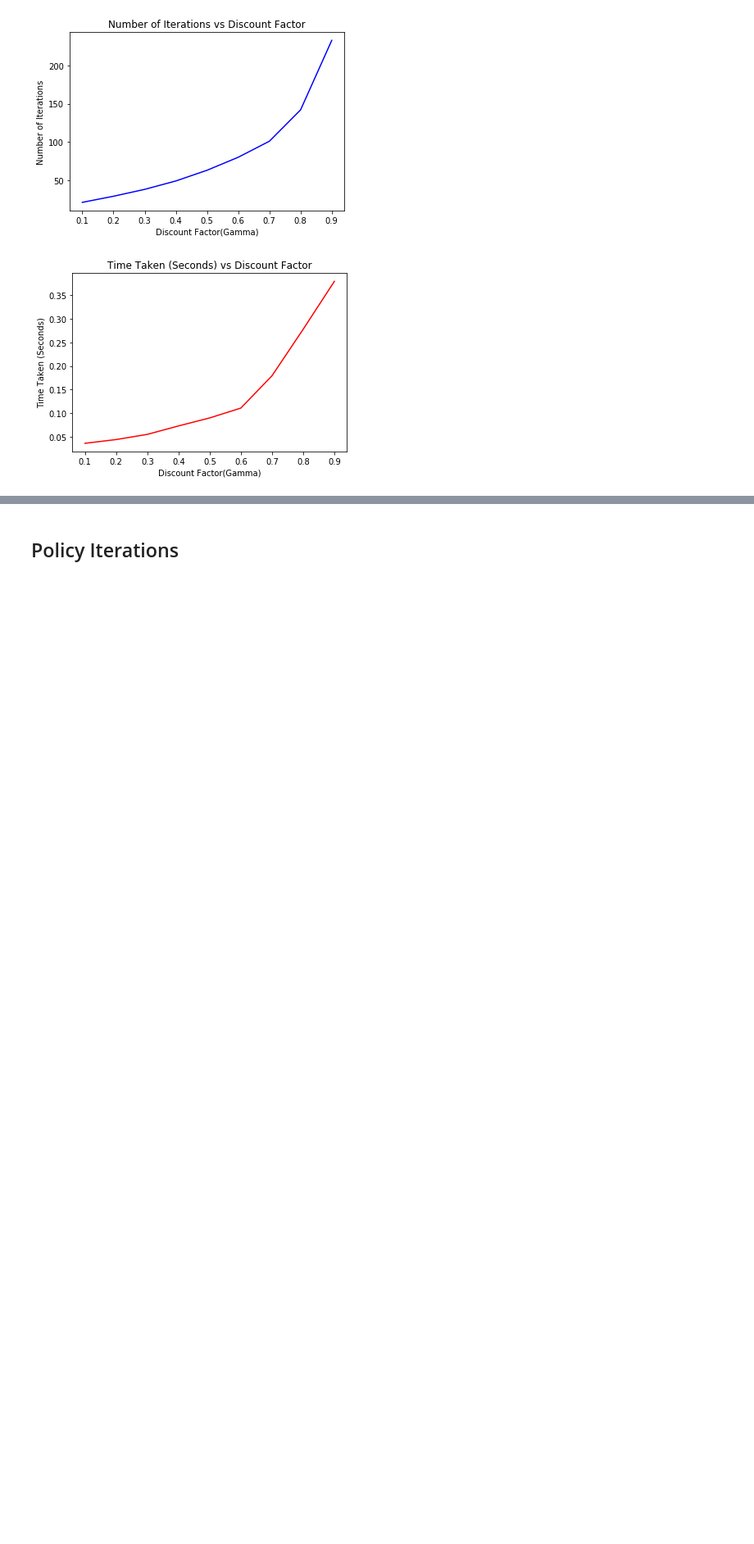
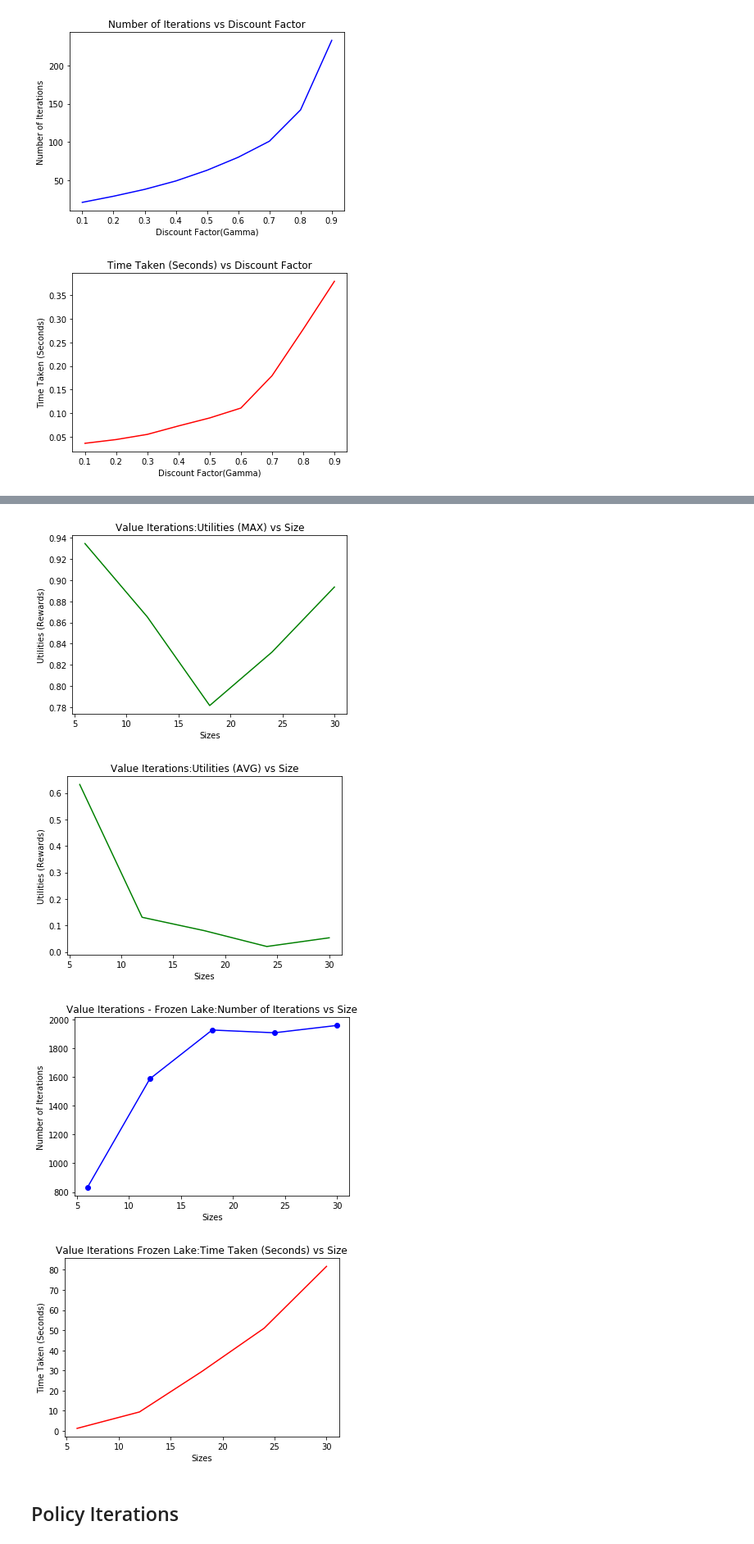
Before and after one commit to wariskul/machine_learning_cs7641_hw_submission, a Jupyter notebook: HW4_Scripts/HW4-Frozen Lake.ipynb, the cells around one changed output, grey strips where cells are left out. Shown at 82% size. Saved outputs shown, nothing was run; the diff lists cells and outputs as text; code cells hidden in the pictures; blank space fills up the shorter version.

```diff
--- a/HW4_Scripts/HW4-Frozen Lake.ipynb
+++ b/HW4_Scripts/HW4-Frozen Lake.ipynb
@@ -208,3 +247,40 @@ plt.show(fig)
+# %%
+fig, ax = plt.subplots()
+ax.plot(list(size_loop) , [np.max(i) for i in visize_util_opt_pol], "g-")
+ax.set_xlabel('Sizes')
+ax.set_ylabel('Utilities (Rewards)')
+ax.set_title('Value Iterations:Utilities (MAX) vs Size')
+# ax.legend()
+plt.show(fig)
+
+fig, ax = plt.subplots()
+ax.plot(list(size_loop) , [np.mean(i) for i in visize_util_opt_pol], "g-")
+ax.set_xlabel('Sizes')
+ax.set_ylabel('Utilities (Rewards)')
+ax.set_title('Value Iterations:Utilities (AVG) vs Size')
+# ax.legend()
+plt.show(fig)
+
+fig, ax = plt.subplots()
+ax.plot(list(size_loop) , visize_num_iterations, "b-o")
+ax.set_xlabel('Sizes')
+ax.set_ylabel('Number of Iterations')
+ax.set_title('Value Iterations - Frozen Lake:Number of Iterations vs Size')
+# ax.legend()
+plt.show(fig)
+
+fig, ax = plt.subplots()
+ax.plot(list(size_loop) , visize_time_taken_list, "r-")
+ax.set_xlabel('Sizes')
+ax.set_ylabel('Time Taken (Seconds)')
+ax.set_title('Value Iterations Frozen Lake:Time Taken (Seconds) vs Size')
+# ax.legend()
+plt.show(fig)
+# %% [output]
+[figure, added]
+[figure, added]
+[figure, added]
+[figure, added]
 # %% [markdown]
 ## Policy Iterations
 # %%
```
Also changed, not shown: parts of 5 cells of this notebook, 1 other file.
